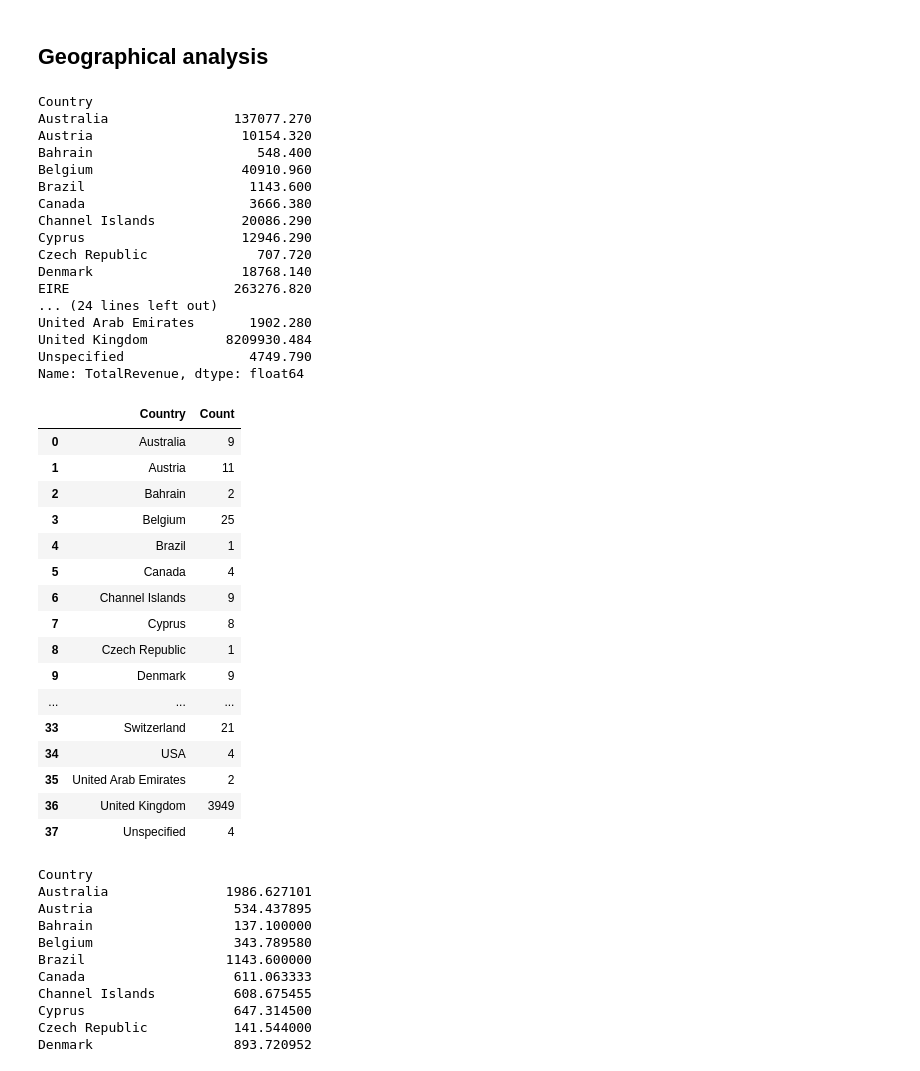
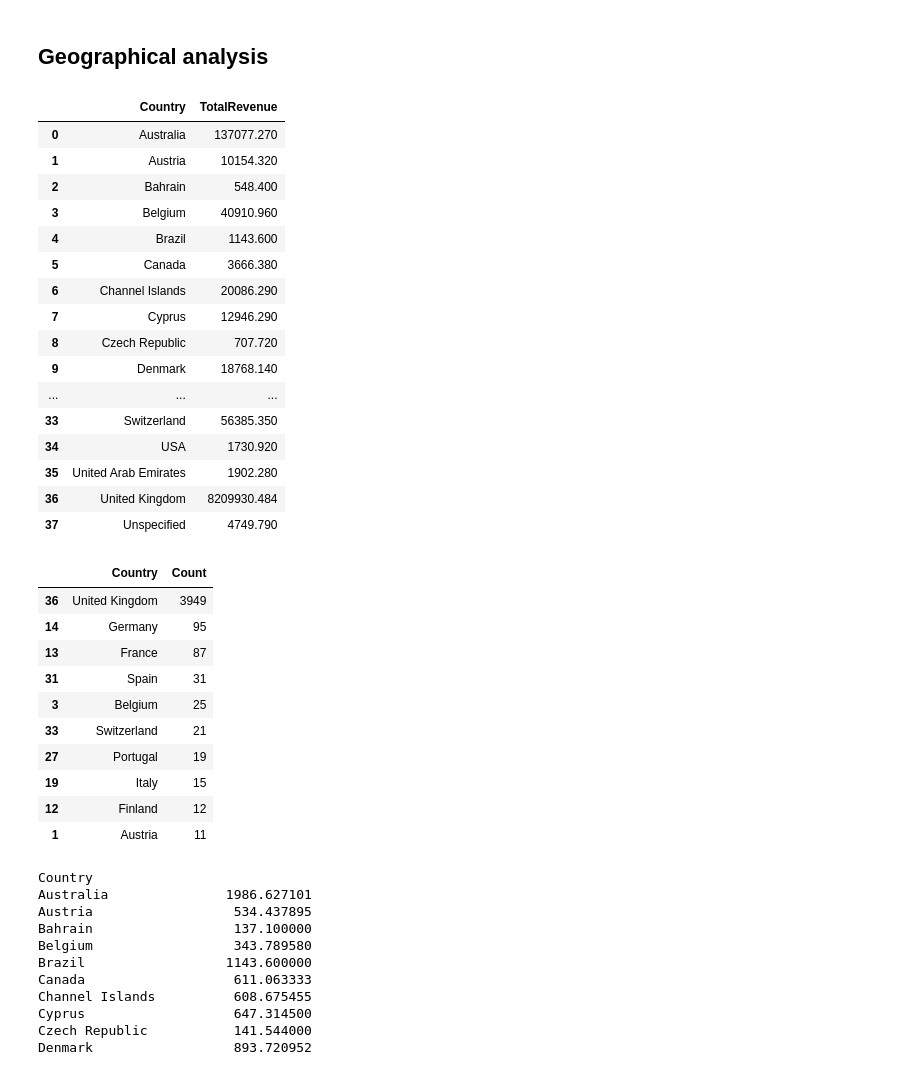
Before and after one commit to Zefirkq/ecommerce-data-analysis, a Jupyter notebook: e-com.ipynb, the cells around one changed output. Drawn from its saved outputs; the diff is of its cells as text; code cells hidden in the pictures.

```diff
--- a/e-com.ipynb
+++ b/e-com.ipynb
@@ -286,48 +276,43 @@ Name: TotalRevenue, dtype: float64
 # %% [markdown]
 ## Geographical analysis
 # %%
-total_revenue_by_country = df.groupby('Country')['TotalRevenue'].sum()
+total_revenue_by_country = df.groupby('Country')['TotalRevenue'].sum().reset_index()
 total_revenue_by_country
 # %% [output]
-Country
-Australia                137077.270
-Austria                   10154.320
-Bahrain                     548.400
-Belgium                   40910.960
-Brazil                     1143.600
-Canada                     3666.380
-Channel Islands           20086.290
-Cyprus                    12946.290
-Czech Republic              707.720
-Denmark                   18768.140
-EIRE                     263276.820
-... (24 lines left out)
-United Arab Emirates       1902.280
-United Kingdom          8209930.484
-Unspecified                4749.790
-Name: TotalRevenue, dtype: float64
+|  | Country | TotalRevenue |
+| 0 | Australia | 137077.270 |
+| 1 | Austria | 10154.320 |
+| 2 | Bahrain | 548.400 |
+| 3 | Belgium | 40910.960 |
+| 4 | Brazil | 1143.600 |
+| 5 | Canada | 3666.380 |
+| 6 | Channel Islands | 20086.290 |
+| 7 | Cyprus | 12946.290 |
+| 8 | Czech Republic | 707.720 |
+| 9 | Denmark | 18768.140 |
+| ... | ... | ... |
+| 33 | Switzerland | 56385.350 |
+| 34 | USA | 1730.920 |
+| 35 | United Arab Emirates | 1902.280 |
+| 36 | United Kingdom | 8209930.484 |
+| 37 | Unspecified | 4749.790 |
 # %%
 total_customers_by_country = df.groupby('Country')['CustomerID'].nunique()
 total_customers_by_country = total_customers_by_country.reset_index(name='Count')
 total_customers_by_country
+total_customers_by_country.sort_values(by='Count', ascending=False).head(10)
 # %% [output]
 |  | Country | Count |
-| 0 | Australia | 9 |
+| 36 | United Kingdom | 3949 |
+| 14 | Germany | 95 |
+| 13 | France | 87 |
+| 31 | Spain | 31 |
+| 3 | Belgium | 25 |
+| 33 | Switzerland | 21 |
+| 27 | Portugal | 19 |
+| 19 | Italy | 15 |
+| 12 | Finland | 12 |
 | 1 | Austria | 11 |
-| 2 | Bahrain | 2 |
-| 3 | Belgium | 25 |
-| 4 | Brazil | 1 |
-| 5 | Canada | 4 |
-| 6 | Channel Islands | 9 |
-| 7 | Cyprus | 8 |
-| 8 | Czech Republic | 1 |
-| 9 | Denmark | 9 |
-| ... | ... | ... |
-| 33 | Switzerland | 21 |
-| 34 | USA | 4 |
-| 35 | United Arab Emirates | 2 |
-| 36 | United Kingdom | 3949 |
-| 37 | Unspecified | 4 |
 # %%
 #price_per_order = df.groupby(['Country','InvoiceNo']).agg( TotalOrderRevenue = ('TotalRevenue','sum'))
 avg_order_price_by_country = df.groupby(['Country','InvoiceNo']).agg( TotalOrderRevenue = ('TotalRevenue','sum')).groupby('Country')['TotalOrderRevenue'].mean()
```
Also changed, not shown: parts of 10 cells of this notebook.
